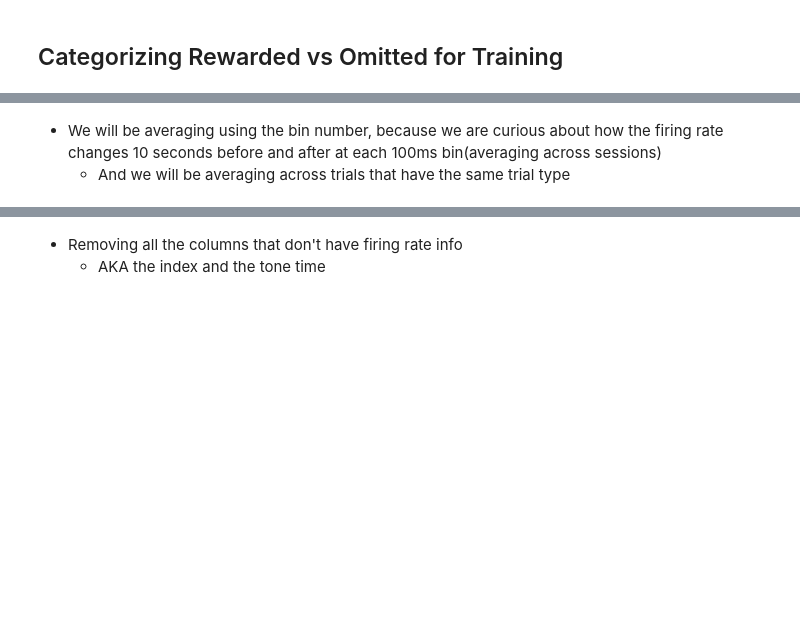
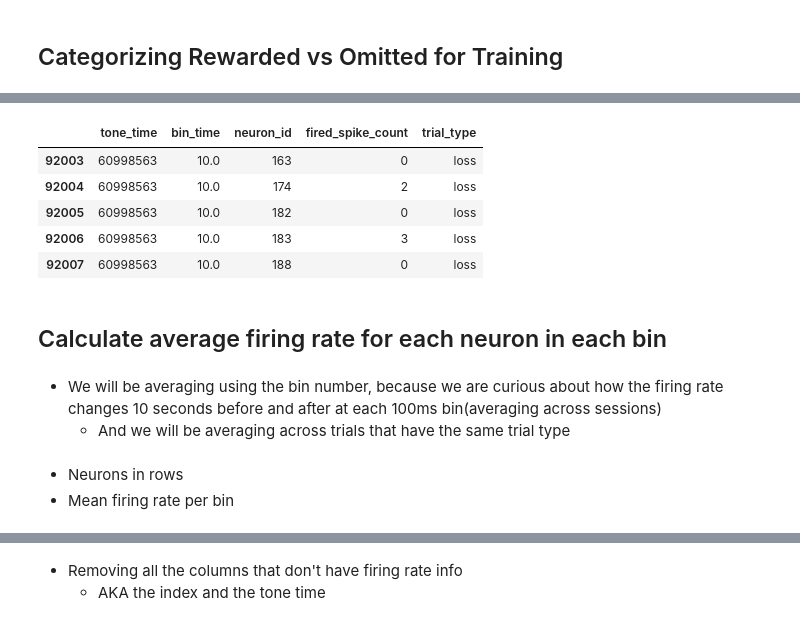
Before and after one commit to padillacoreanolab/reward_competition_ephys_analysis_with_omission_and_divider_controls, a Jupyter notebook: results/2023_02_02_rc_om_ephys_preprocessing/subject_6_1/20221214/07_spike_plotting.ipynb, the cells around one changed output, grey strips where cells are left out. Saved outputs shown, nothing was run; the diff lists cells and outputs as text; code cells hidden in the pictures; blank space fills up the shorter version.

```diff
--- a/results/2023_02_02_rc_om_ephys_preprocessing/subject_6_1/20221214/07_spike_plotting.ipynb
+++ b/results/2023_02_02_rc_om_ephys_preprocessing/subject_6_1/20221214/07_spike_plotting.ipynb
@@ -861,4 +827,18 @@ firing_rate_df.head()
+# %%
+binned_spike_fire_count_df.tail()
+# %% [output]
+|  | tone_time | bin_time | neuron_id | fired_spike_count | trial_type |
+| 92003 | 60998563 | 10.0 | 163 | 0 | loss |
+| 92004 | 60998563 | 10.0 | 174 | 2 | loss |
+| 92005 | 60998563 | 10.0 | 182 | 0 | loss |
+| 92006 | 60998563 | 10.0 | 183 | 3 | loss |
+| 92007 | 60998563 | 10.0 | 188 | 0 | loss |
+# %% [markdown]
+## Calculate average firing rate for each neuron in each bin
 # %% [markdown]
 - We will be averaging using the bin number, because we are curious about how the firing rate changes 10 seconds before and after at each 100ms bin(averaging across sessions)
     - And we will be averaging across trials that have the same trial type
+# %% [markdown]
+- Neurons in rows
+- Mean firing rate per bin
 # %%
```
Also changed, not shown: parts of 89 cells of this notebook.
